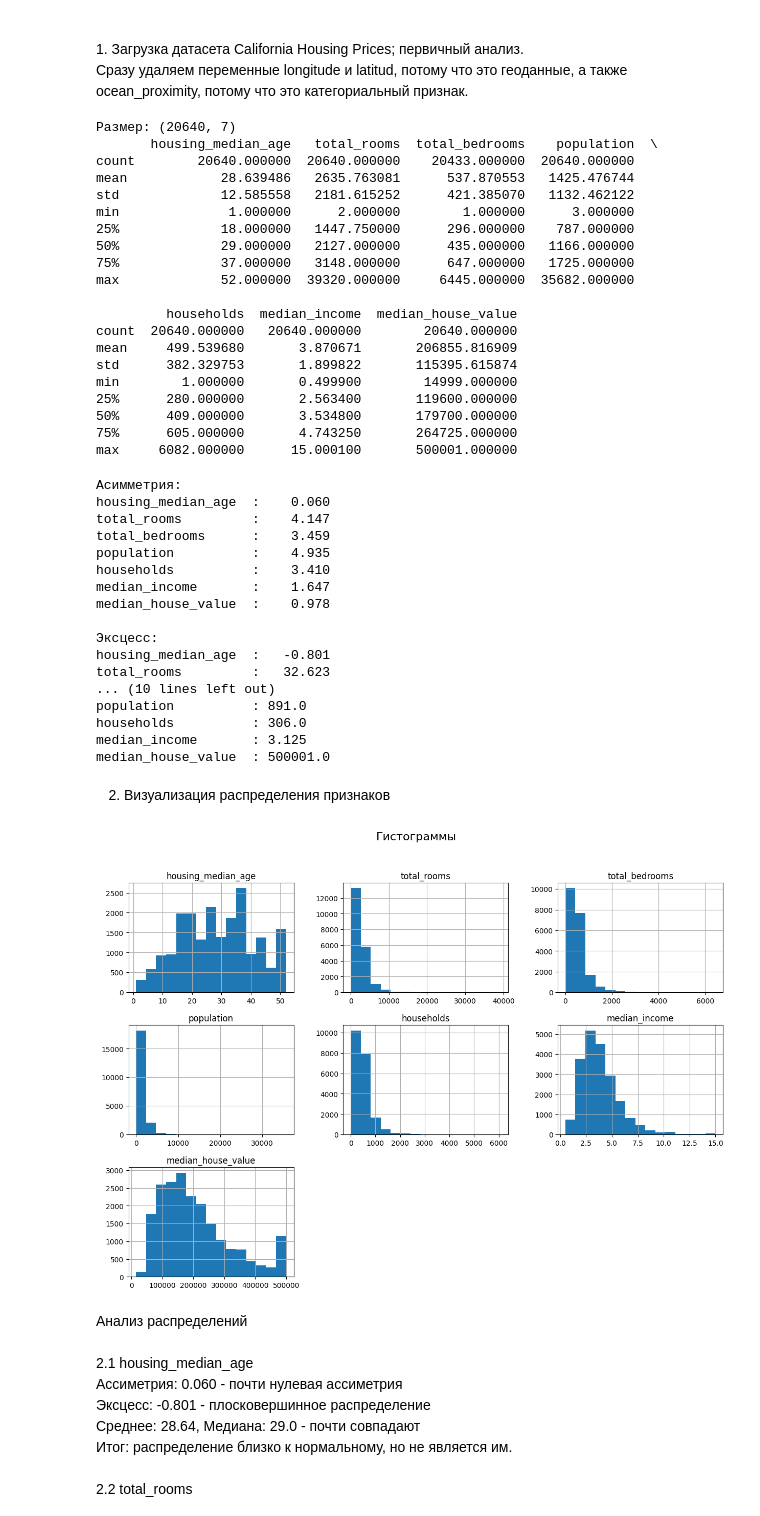
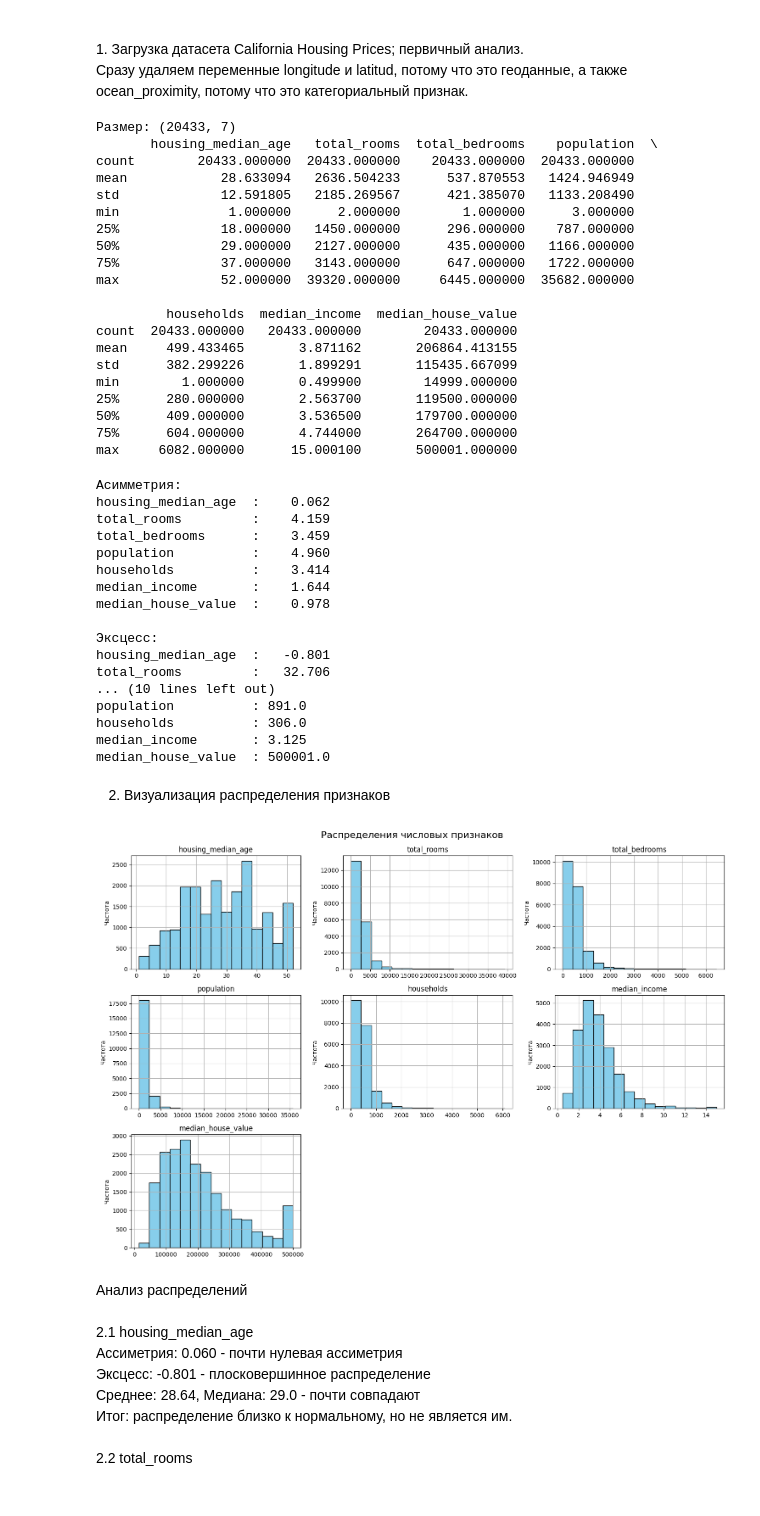
Before and after one commit to DaryaBorovinskaya/MAD_lab3, a Jupyter notebook: lab3.ipynb, the cells around one changed output. Saved outputs shown, nothing was run; the diff lists cells and outputs as text; code cells hidden in the pictures.

```diff
--- a/lab3.ipynb
+++ b/lab3.ipynb
@@ -34,29 +34,30 @@ df = pd.read_csv(file_path, sep=',')
 
 columns_to_drop = ['longitude', 'latitude', 'ocean_proximity']
 df = df.drop(columns=columns_to_drop)
+df = df.replace('?', pd.NA).dropna()
 
 print(f"Размер: {df.shape}")
 print(df.describe())
 # %% [output]
-Размер: (20640, 7)
+Размер: (20433, 7)
        housing_median_age   total_rooms  total_bedrooms    population  \
-count        20640.000000  20640.000000    20433.000000  20640.000000
-mean            28.639486   2635.763081      537.870553   1425.476744
-std             12.585558   2181.615252      421.385070   1132.462122
+count        20433.000000  20433.000000    20433.000000  20433.000000
+mean            28.633094   2636.504233      537.870553   1424.946949
+std             12.591805   2185.269567      421.385070   1133.208490
 min              1.000000      2.000000        1.000000      3.000000
-25%             18.000000   1447.750000      296.000000    787.000000
+25%             18.000000   1450.000000      296.000000    787.000000
 50%             29.000000   2127.000000      435.000000   1166.000000
-75%             37.000000   3148.000000      647.000000   1725.000000
+75%             37.000000   3143.000000      647.000000   1722.000000
 max             52.000000  39320.000000     6445.000000  35682.000000
 
          households  median_income  median_house_value
-count  20640.000000   20640.000000        20640.000000
-mean     499.539680       3.870671       206855.816909
-std      382.329753       1.899822       115395.615874
+count  20433.000000   20433.000000        20433.000000
+mean     499.433465       3.871162       206864.413155
+std      382.299226       1.899291       115435.667099
 min        1.000000       0.499900        14999.000000
-25%      280.000000       2.563400       119600.000000
-50%      409.000000       3.534800       179700.000000
-75%      605.000000       4.743250       264725.000000
+25%      280.000000       2.563700       119500.000000
+50%      409.000000       3.536500       179700.000000
+75%      604.000000       4.744000       264700.000000
 max     6082.000000      15.000100       500001.000000
 # %%
 numeric_columns = df.select_dtypes(include=[np.number]).columns
@@ -77,17 +78,17 @@ for col in numeric_columns:
     print(f"{col:20s}: {mode_value.iloc[0]}")
 # %% [output]
 Асимметрия:
-housing_median_age  :    0.060
-total_rooms         :    4.147
+housing_median_age  :    0.062
+total_rooms         :    4.159
 total_bedrooms      :    3.459
-population          :    4.935
-households          :    3.410
-median_income       :    1.647
+population          :    4.960
+households          :    3.414
+median_income       :    1.644
 median_house_value  :    0.978
 
 Эксцесс:
 housing_median_age  :   -0.801
-total_rooms         :   32.623
+total_rooms         :   32.706
 ... (10 lines left out)
 population          : 891.0
 households          : 306.0
@@ -98,14 +99,23 @@ median_house_value  : 500001.0
 # %%
 import matplotlib.pyplot as plt
 import math
 
 count_intervals = int(1 + math.log2(df.shape[0]))
+numeric_cols = df.columns
 
-df.hist(bins=count_intervals, figsize=(15, 10))
-plt.suptitle("Гистограммы", fontsize=16)
+fig, axes = plt.subplots(3, 3, figsize=(15, 10))
+axes = axes.flatten()
+for i, col in enumerate(numeric_cols):
+    df[col].hist(bins=count_intervals, ax=axes[i], color='skyblue', edgecolor='black')
+    axes[i].set_title(f'{col}')
+    axes[i].set_ylabel('Частота')
+axes[-1].axis('off')
+axes[-2].axis('off')
+plt.tight_layout()
+plt.suptitle("Распределения числовых признаков", y=1.02, fontsize=16)
 plt.show()
 # %% [output]
-[figure, old version]
+[figure, new version]
 # %% [markdown]
 Анализ распределений<br><br>
 2.1 housing_median_age<br>
```
Also changed, not shown: parts of 7 cells of this notebook.
